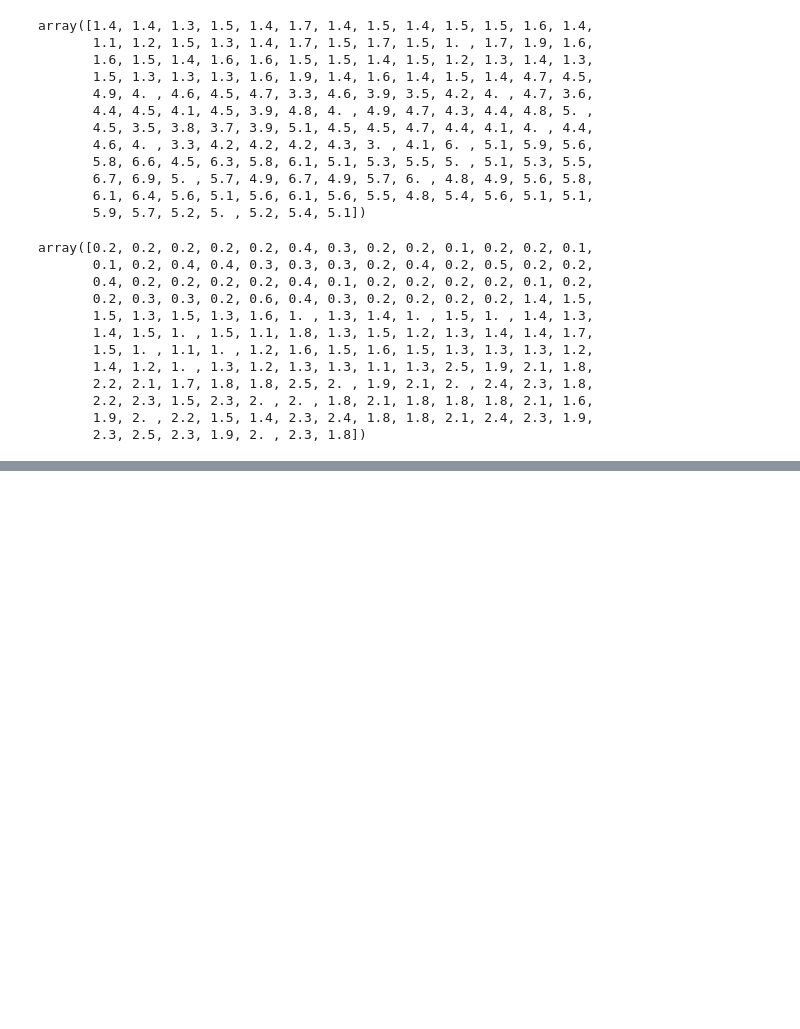
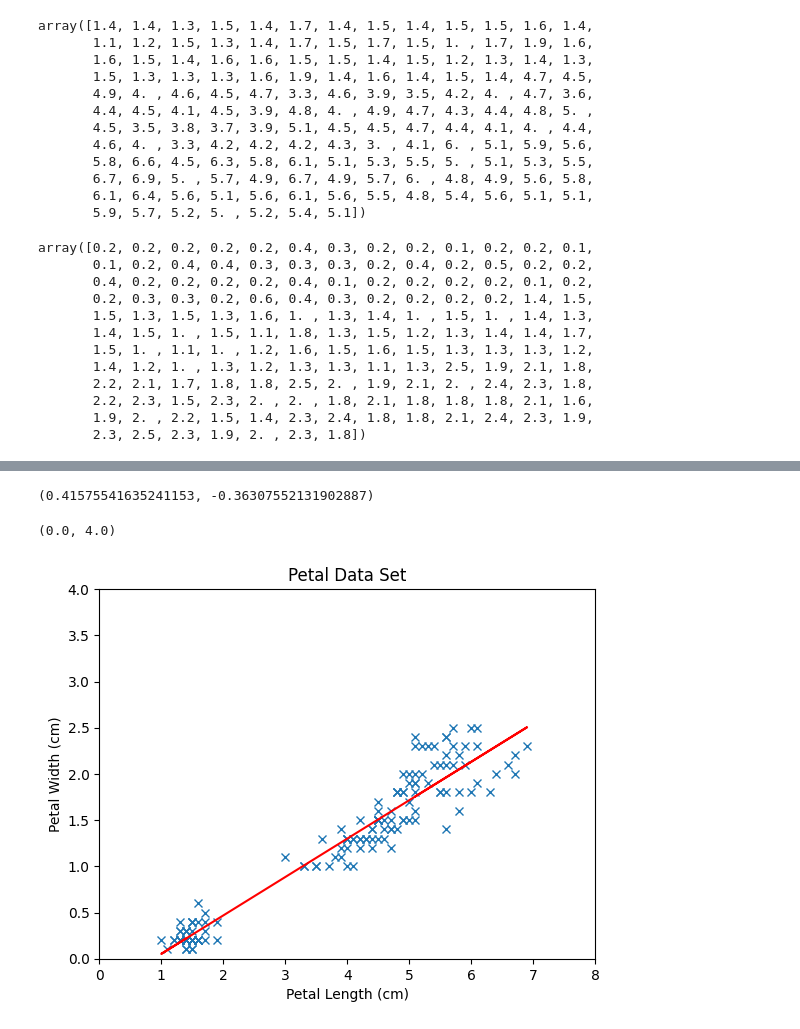
Before and after one commit to gusgoes/weekly-tasks, a Jupyter notebook: iris.ipynb, the cells around one changed output, grey strips where cells are left out. Cells and saved outputs as stored; diff of their text form; code cells hidden in the pictures; blank space fills up the shorter version.

```diff
--- a/iris.ipynb
+++ b/iris.ipynb
@@ -149,0 +194,29 @@ plt.ylim(0, 3)
+# %%
+m, c = np.polyfit(plen, pwidth, 1)
+
+#Show m and c
+m, c
+# %% [output]
+(0.41575541635241153, -0.36307552131902887)
+# %%
+# Create a figure and axis
+fig, ax = plt.subplots()
+
+# Simple plot
+ax.plot(plen, pwidth, 'x')
+# Line of best fit
+ax.plot(plen, m*plen+c, '-r')
+
+ax.set_xlabel('Petal Length (cm)')
+ax.set_ylabel('Petal Width (cm)')
+ax.set_title('Petal Data Set')
+
+#X limits
+ax.set_xlim(0, 8)
+#Y limits
+ax.set_ylim(0, 4)
+
+#fig.show()
+# %% [output]
+(0.0, 4.0)
+[figure, added]
```
Also changed, not shown: parts of 9 cells of this notebook.
